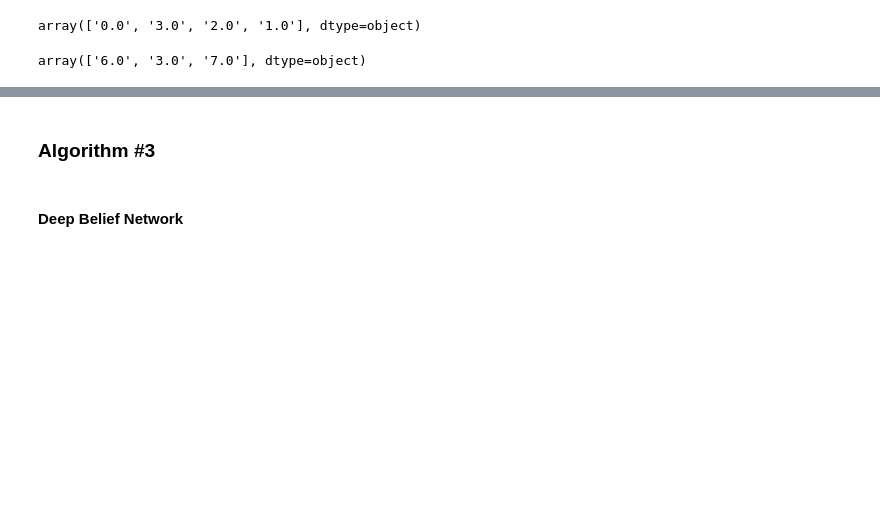
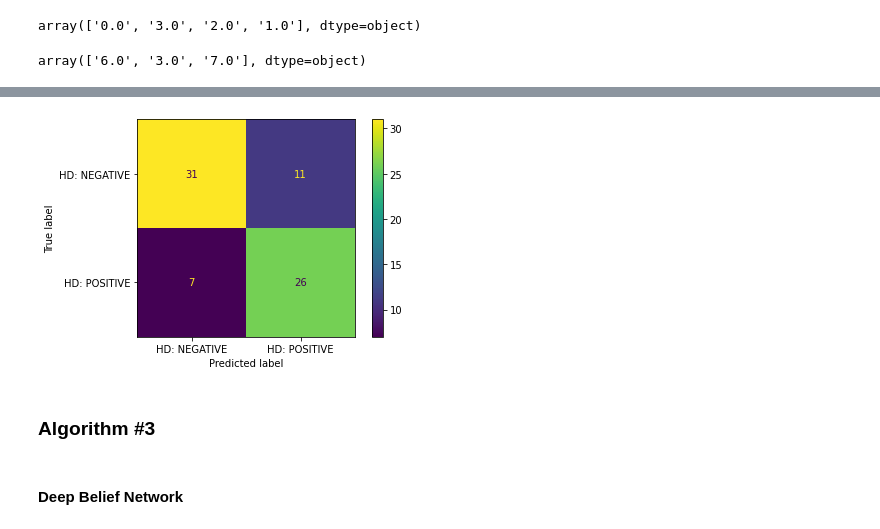
Before and after one commit to Emmanuel-Osabuehien/EmergingTechnologies, a Jupyter notebook: scikit-learn.ipynb, the cells around one changed output, grey strips where cells are left out. Cells and saved outputs as stored; diff of their text form; code cells hidden in the pictures; blank space fills up the shorter version.

```diff
--- a/scikit-learn.ipynb
+++ b/scikit-learn.ipynb
@@ -247,3 +331,10 @@ array(['6.0', '3.0', '7.0'], dtype=object)
+# %%
+ConfusionMatrixDisplay.from_estimator(
+    clf, x_test, y_test, display_labels=["HD: NEGATIVE", "HD: POSITIVE"])
+
+plt.show()
+# %% [output]
+[figure, added]
 # %% [markdown]
 <h3> Algorithm #3</h3>
 # %% [markdown]
```
Also changed, not shown: parts of 18 cells of this notebook.
